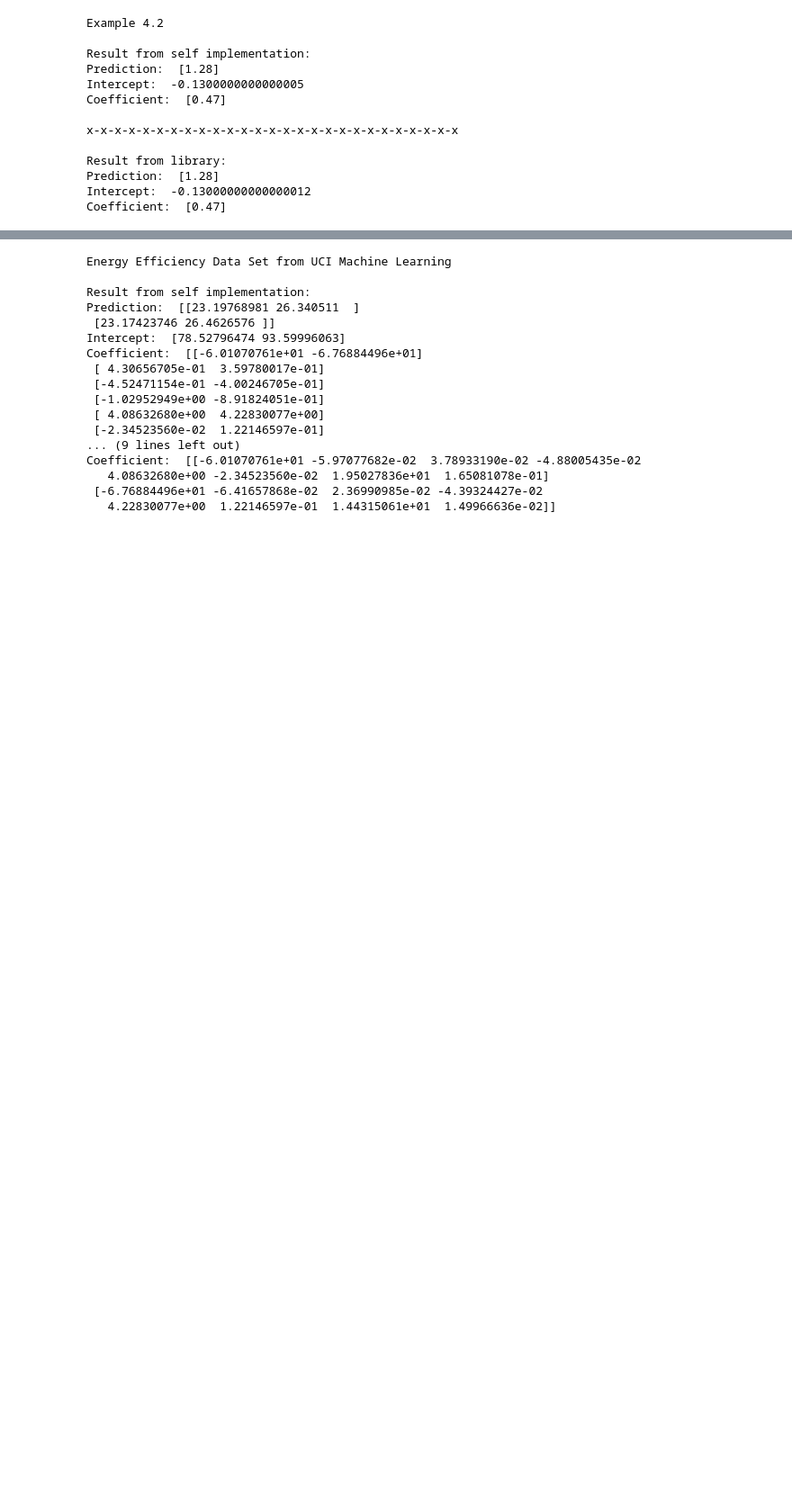
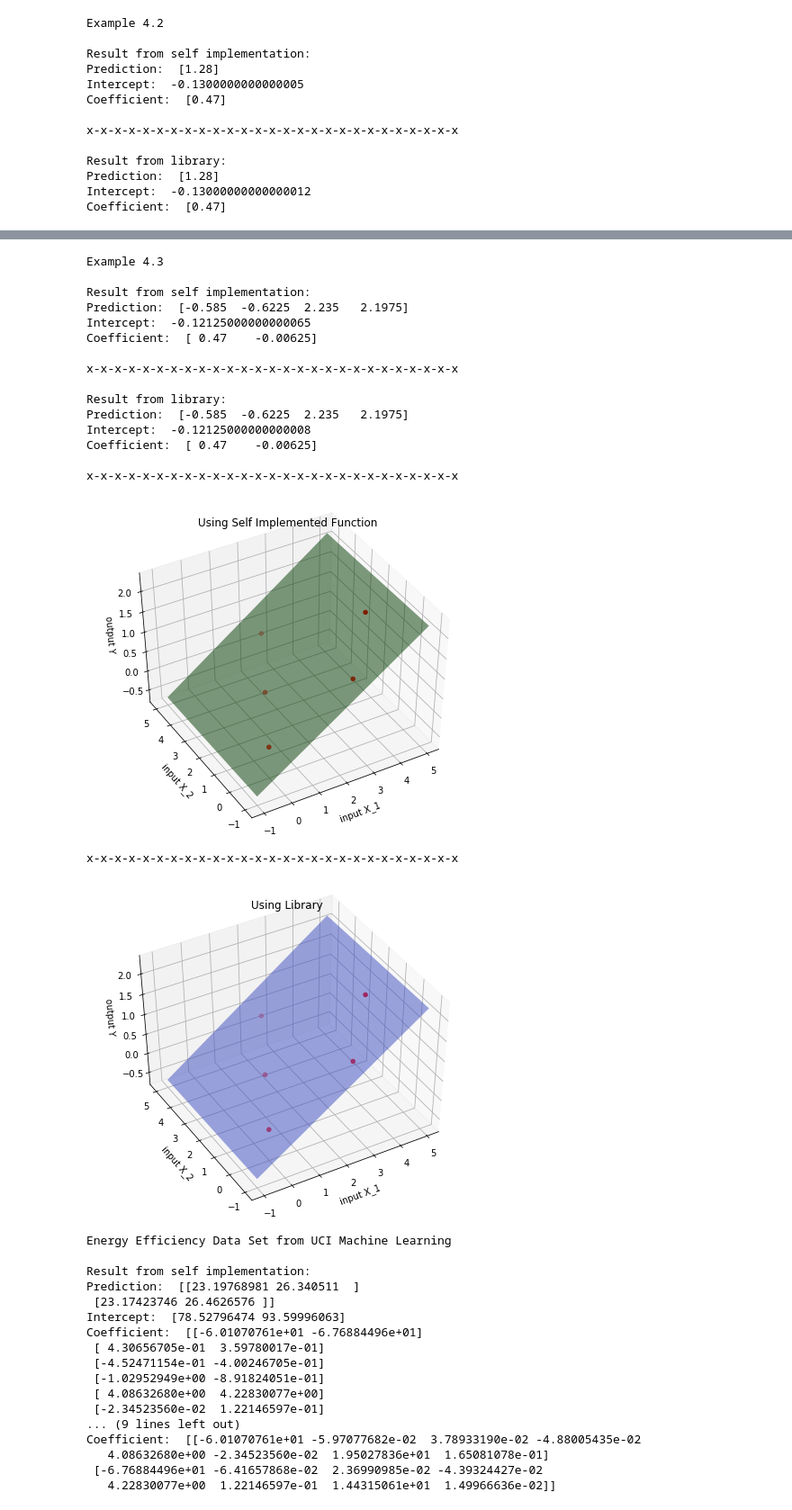
Before and after one commit to nayan-pradhan/MachineLearning_JacobsUniversity, a Jupyter notebook: Assignment5/AssignmentSolution_Sheet5_NayanManSinghPradhan.ipynb, the cells around one changed output, grey strips where cells are left out. Shown at 90% size. Saved outputs shown, nothing was run; the diff lists cells and outputs as text; code cells hidden in the pictures; blank space fills up the shorter version.

Commit message:
Adding 3d graph

```diff
--- a/Assignment5/AssignmentSolution_Sheet5_NayanManSinghPradhan.ipynb
+++ b/Assignment5/AssignmentSolution_Sheet5_NayanManSinghPradhan.ipynb
@@ -136,3 +113,60 @@ Coefficient:  [ 0.47    -0.00625]
+# %%
+## Example 4.3
+
+print("Example 4.3\n")
+X = np.array([[0, 0], [1,2], [2,4], [3,0], [4,1]])
+y = np.array([0, 0.3, 0.75, 1, 2])
+
+test = (np.array([[-1, -1, 5, 5], [-1, 5, -1, 5]]).T)
+
+final_outcome(X,y,test)
+
+## For Graphing
+
+print("\nx-x-x-x-x-x-x-x-x-x-x-x-x-x-x-x-x-x-x-x-x-x-x-x-x-x-x\n")
+
+fig = plt.figure(figsize=(6, 5))
+ax = Axes3D(fig, elev=45, azim=-120)
+ax.scatter(X[:, 0], X[:, 1], y, c='r', marker='o', label='training set')
+ax.plot_surface(np.array([[-1, -1], [5, 5]]), np.array([[-1, 5], [-1, 5]]), (lin_reg(X, y, test)[0]).reshape((2, 2)), color='g', alpha=.5, label='linear regression predictor')
+ax.set_xlabel('input X_1')
+ax.set_ylabel('input X_2')
+ax.set_zlabel('output Y')
+plt.title("Using Self Implemented Function")
+plt.show()
+
+print("\nx-x-x-x-x-x-x-x-x-x-x-x-x-x-x-x-x-x-x-x-x-x-x-x-x-x-x\n")
+
+lin_reg_library = linear_model.LinearRegression()
+lin_reg_library.fit(X, y)
+fig = plt.figure(figsize=(6, 5))
+ax = Axes3D(fig, elev=45, azim=-120)
+ax.scatter(X[:, 0], X[:, 1], y, c='r', marker='o', label='training set')
+ax.plot_surface(np.array([[-1, -1], [5, 5]]), np.array([[-1, 5], [-1, 5]]), lin_reg_library.predict(np.array([[-1, -1, 5, 5], [-1, 5, -1, 5]]).T).reshape((2, 2)) alpha=.5, label='linear regression predictor')
+ax.set_xlabel('input X_1')
+ax.set_ylabel('input X_2')
+ax.set_zlabel('output Y')
+plt.title("Using Library")
+plt.show()
+# %% [output]
+Example 4.3
+
+Result from self implementation:
+Prediction:  [-0.585  -0.6225  2.235   2.1975]
+Intercept:  -0.12125000000000065
+Coefficient:  [ 0.47    -0.00625]
+
+x-x-x-x-x-x-x-x-x-x-x-x-x-x-x-x-x-x-x-x-x-x-x-x-x-x-x
+
+Result from library:
+Prediction:  [-0.585  -0.6225  2.235   2.1975]
+Intercept:  -0.12125000000000008
+Coefficient:  [ 0.47    -0.00625]
+
+x-x-x-x-x-x-x-x-x-x-x-x-x-x-x-x-x-x-x-x-x-x-x-x-x-x-x
+[figure, added]
+x-x-x-x-x-x-x-x-x-x-x-x-x-x-x-x-x-x-x-x-x-x-x-x-x-x-x
+[figure, added]
 # %%
 # Energy Efficiency Data Set from UCI Machine Learning
 
```
Also changed, not shown: parts of 2 cells of this notebook.
